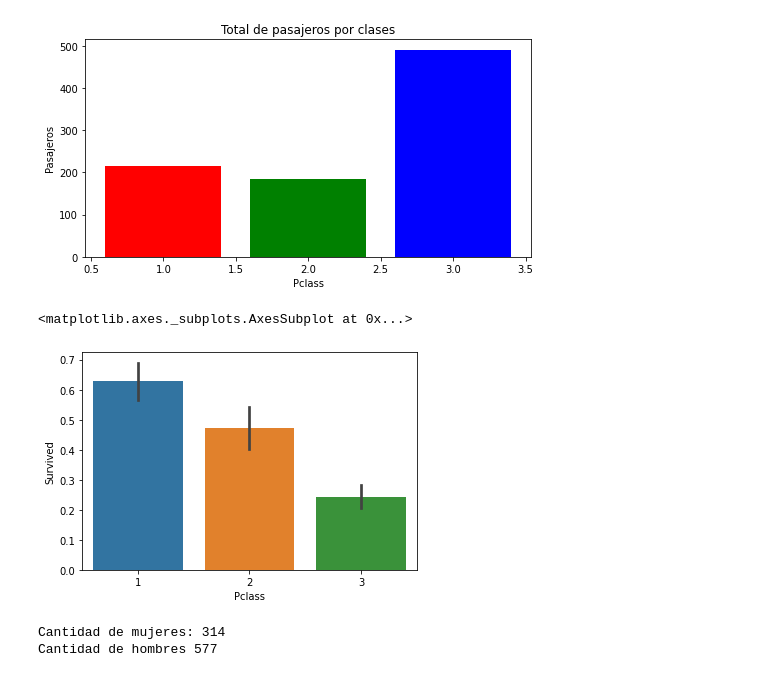
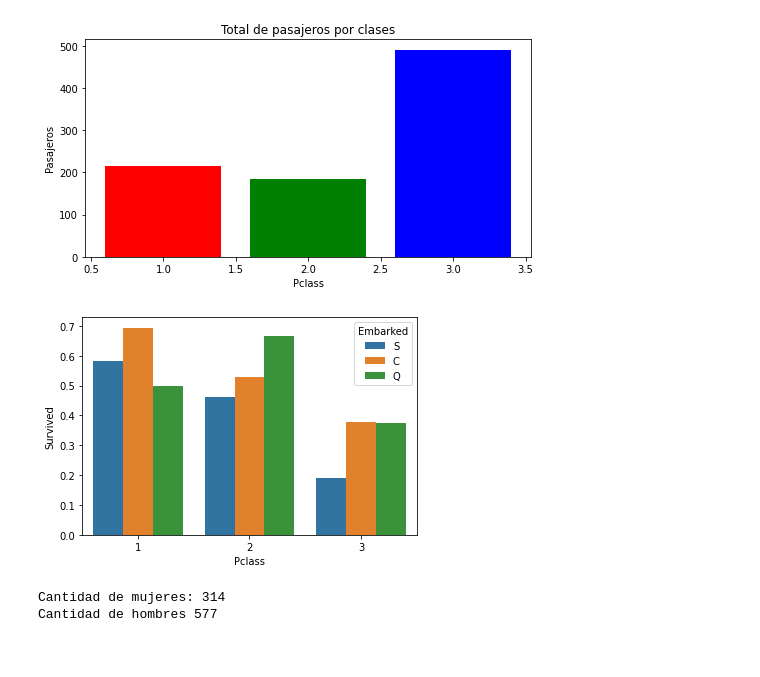
Before and after one commit to Jorge-89/Data-Science-CoderHouse, a Jupyter notebook: Titanic_Pandas.ipynb, the cells around one changed output. Saved outputs shown, nothing was run; the diff lists cells and outputs as text; code cells hidden in the pictures.

```diff
--- a/Titanic_Pandas.ipynb
+++ b/Titanic_Pandas.ipynb
@@ -148,11 +148,11 @@ ax.set_xlabel('Pclass')
 Text(0.5, 0, 'Pclass')
 [figure]
 # %%
-#Veamos en barras la proporción de personas que sobrevivieron segun las clases.
-sns.barplot(x='Pclass', y='Survived', data=df)
+#Veamos en barras la proporción de personas que sobrevivieron segun las clases y el punto de salida.
+sns.barplot(x = "Pclass", y = "Survived", hue = "Embarked", ci = None, data = df)
+plt.show()
 # %% [output]
-<matplotlib.axes._subplots.AxesSubplot at 0x...>
-[figure, old version]
+[figure, new version]
 # %%
 
 #primer análisis, estámos ignorando las edades faltantes
```
